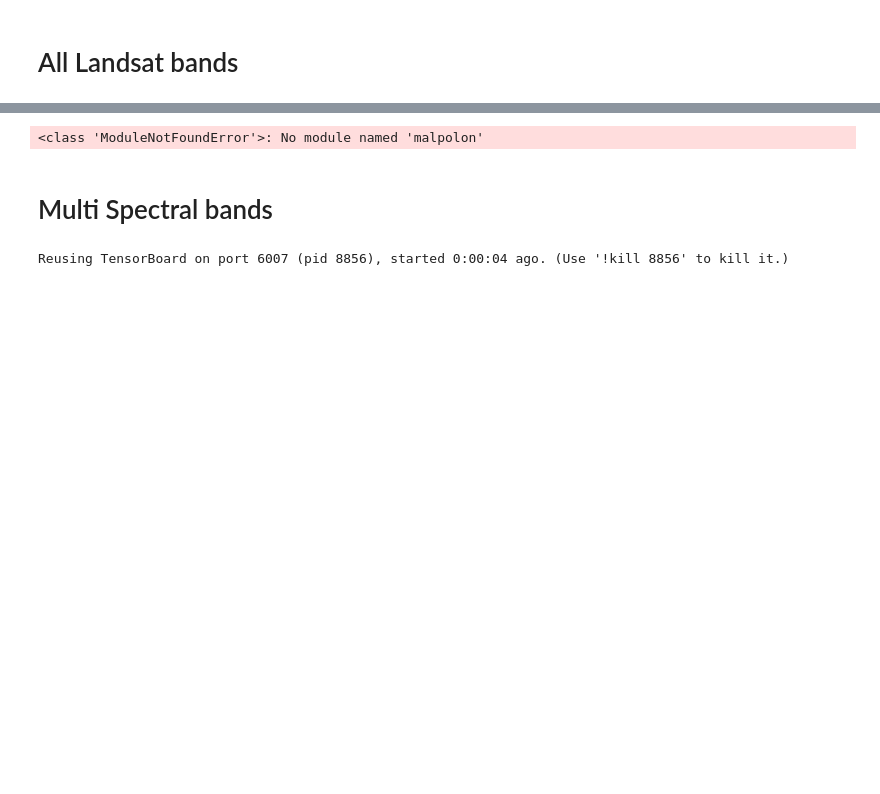
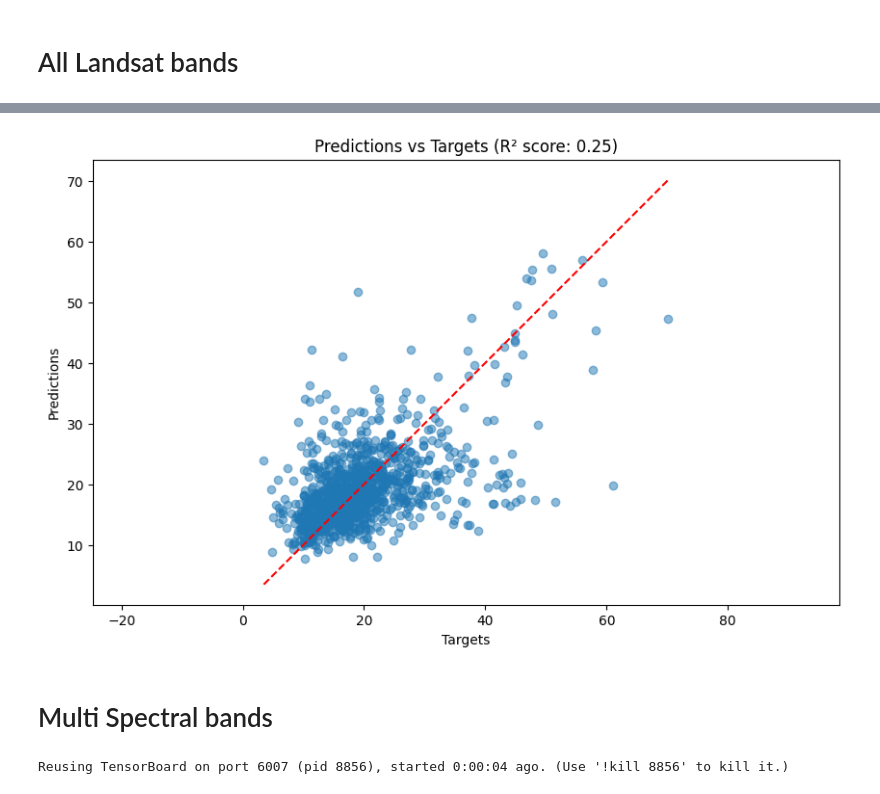
Before and after one commit to morand-g/malpolon-marbec, a Jupyter notebook: examples/poverty/results.ipynb, the cells around one changed output, grey strips where cells are left out. Cells and saved outputs as stored; diff of their text form; code cells hidden in the pictures; blank space fills up the shorter version.

Commit message:
Use RegressionSystem from malpolon

```diff
--- a/examples/poverty/results.ipynb
+++ b/examples/poverty/results.ipynb
@@ -11,8 +13,21 @@ import tensorboard
 # %% [output]
 [interactive output not drawn]
 # %%
-from cnn_on_ms_poverty import plot_predict
+def plot_predict(data: pd.DataFrame):
 
-data = pd.read_csv('../../../outputs/cnn_on_ms_poverty/2025-05-15_16-34-48/predictions.csv')
+    # Compute R² score
+    r2 = Fmetrics.regression.r2_score(tensor(data['predictions']), tensor(data['targets']), multioutput='uniform_average')
+
+    # Plot predictions vs targets
+    plt.figure(figsize=(10, 6))
+    plt.scatter(data['targets'], data['predictions'], alpha=0.5)
+    plt.plot([data['targets'].min(), data['targets'].max()], [data['targets'].min(), data['targets'].max()], 'r--')
+    plt.xlabel('Targets')
+    plt.ylabel('Predictions')
+    plt.title(f'Predictions vs Targets (R² score: {r2:.2f})')
+    plt.axis('equal')
+    plt.show()
+
+data = pd.read_csv('outputs/cnn_on_ms_poverty/2025-05-14_15-51-52/predictions.csv')
 plot_predict(data)
 # %% [output]
@@ -21,4 +34,4 @@ plot_predict(data)
-<class 'ModuleNotFoundError'>: No module named 'malpolon'
+[figure, added]
 # %% [markdown]
 # Multi Spectral bands
 # %%
```
Also changed, not shown: parts of 2 cells of this notebook, 2 other files.
